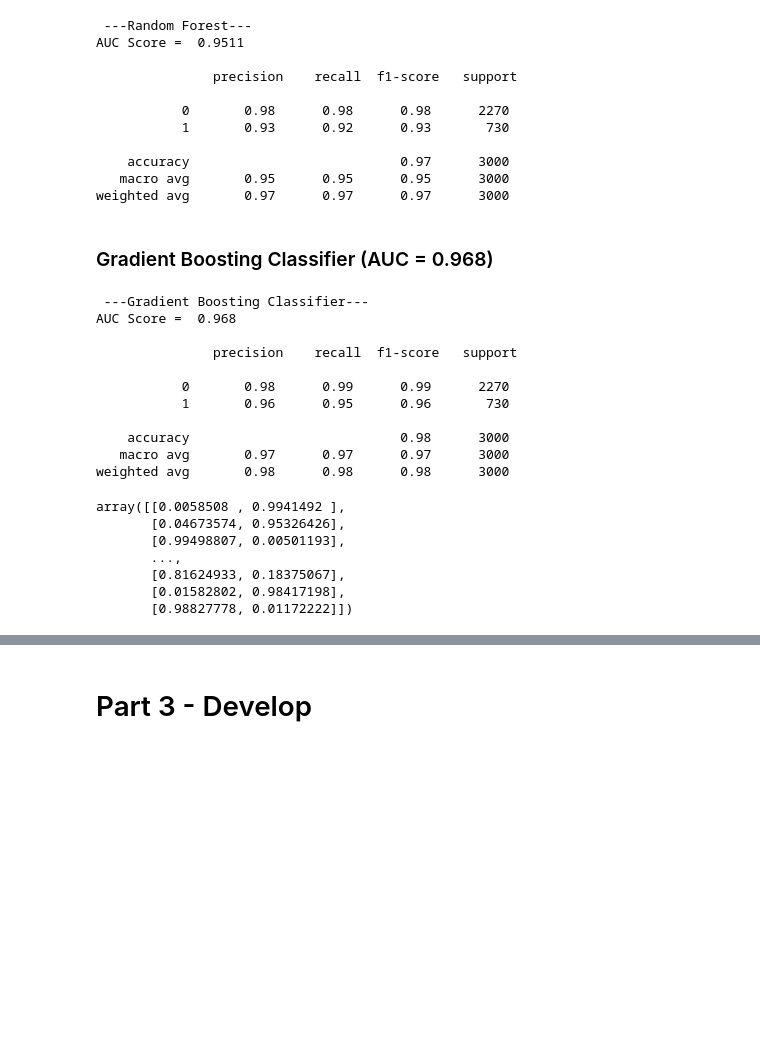
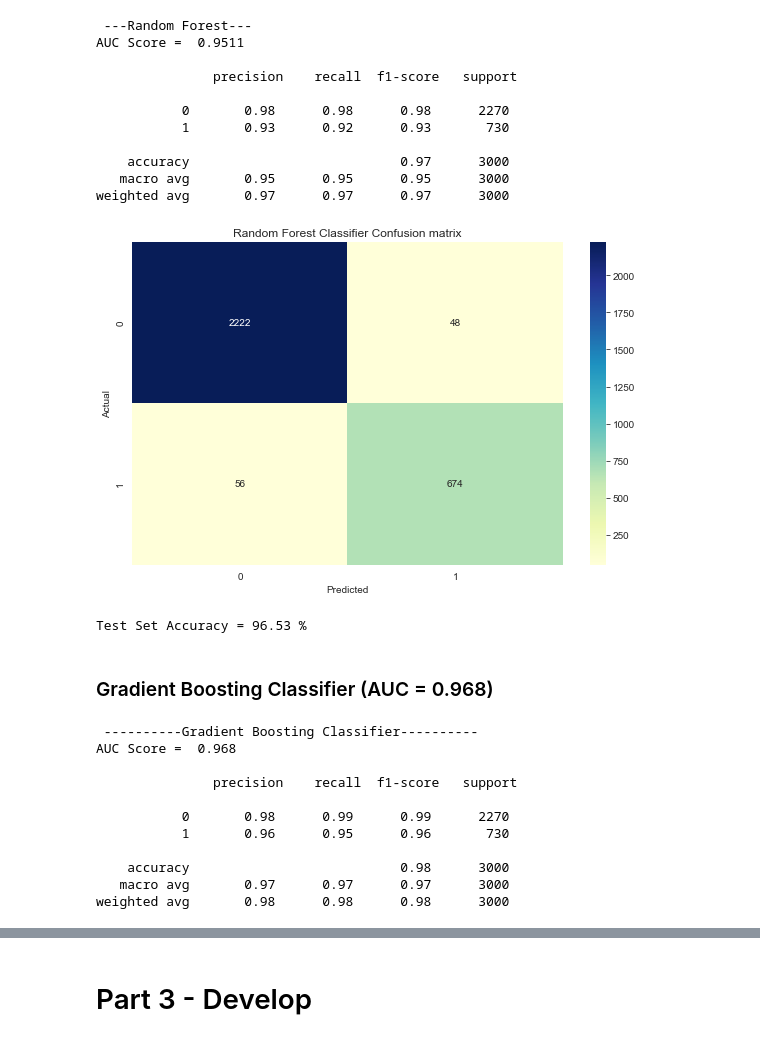
Before and after one commit to uclajsam/Predicting_Employee_Churn, a Jupyter notebook: HR_Analytics.ipynb, the cells around one changed output, grey strips where cells are left out. Saved outputs shown, nothing was run; the diff lists cells and outputs as text; code cells hidden in the pictures; blank space fills up the shorter version.

```diff
--- a/HR_Analytics.ipynb
+++ b/HR_Analytics.ipynb
@@ -540,18 +540,35 @@ AUC Score =  0.9511
     accuracy                           0.97      3000
    macro avg       0.95      0.95      0.95      3000
 weighted avg       0.97      0.97      0.97      3000
+# %%
+## Random Forest Classifier Confusion Matrix
+confusion_matrix_rf = confusion_matrix(y_test, rf_model.predict(x_test))
+
+## Creating Heatmap
+plt.figure(figsize = (8, 5))
+sns.heatmap(pd.DataFrame(confusion_matrix_rf), annot=True, cmap="YlGnBu" ,fmt='g')
+plt.tight_layout()
+plt.title('Random Forest Classifier Confusion matrix', y=1.1)
+plt.ylabel('Actual')
+plt.xlabel('Predicted')
+plt.show()
+
+print('Test Set Accuracy =', round(rf_model.score(x_test, y_test)*100, 2), '%')
+# %% [output]
+[figure, added]
+Test Set Accuracy = 96.53 %
 # %% [markdown]
 ### Gradient Boosting Classifier (AUC = 0.968)
 # %%
 gbc_model = GradientBoostingClassifier(n_estimators = 100, max_depth = 5, verbose = 0, random_state = 8)
 gbc_model.fit(x_train_smote, y_train_smote)
-gbc_auc = roc_auc_score(y_test, gbc_model.predict(x_test))
+gbc_roc_auc = roc_auc_score(y_test, gbc_model.predict(x_test))
 
-print('\n ---Gradient Boosting Classifier---')
+print('\n ----------Gradient Boosting Classifier----------')
 print('AUC Score = ', round(gbc_auc, 4))
 print('\n', classification_report(y_test, gbc_model.predict(x_test)))
 # %% [output]
- ---Gradient Boosting Classifier---
+ ----------Gradient Boosting Classifier----------
 AUC Score =  0.968
 
                precision    recall  f1-score   support
@@ -562,13 +579,3 @@ AUC Score =  0.968
     accuracy                           0.98      3000
    macro avg       0.97      0.97      0.97      3000
 weighted avg       0.98      0.98      0.98      3000
-# %%
-gbc_model.predict_proba(x_test)
-# %% [output]
-array([[0.0058508 , 0.9941492 ],
-       [0.04673574, 0.95326426],
-       [0.99498807, 0.00501193],
-       ...,
-       [0.81624933, 0.18375067],
-       [0.01582802, 0.98417198],
-       [0.98827778, 0.01172222]])
```
Also changed, not shown: parts of 14 cells of this notebook.
